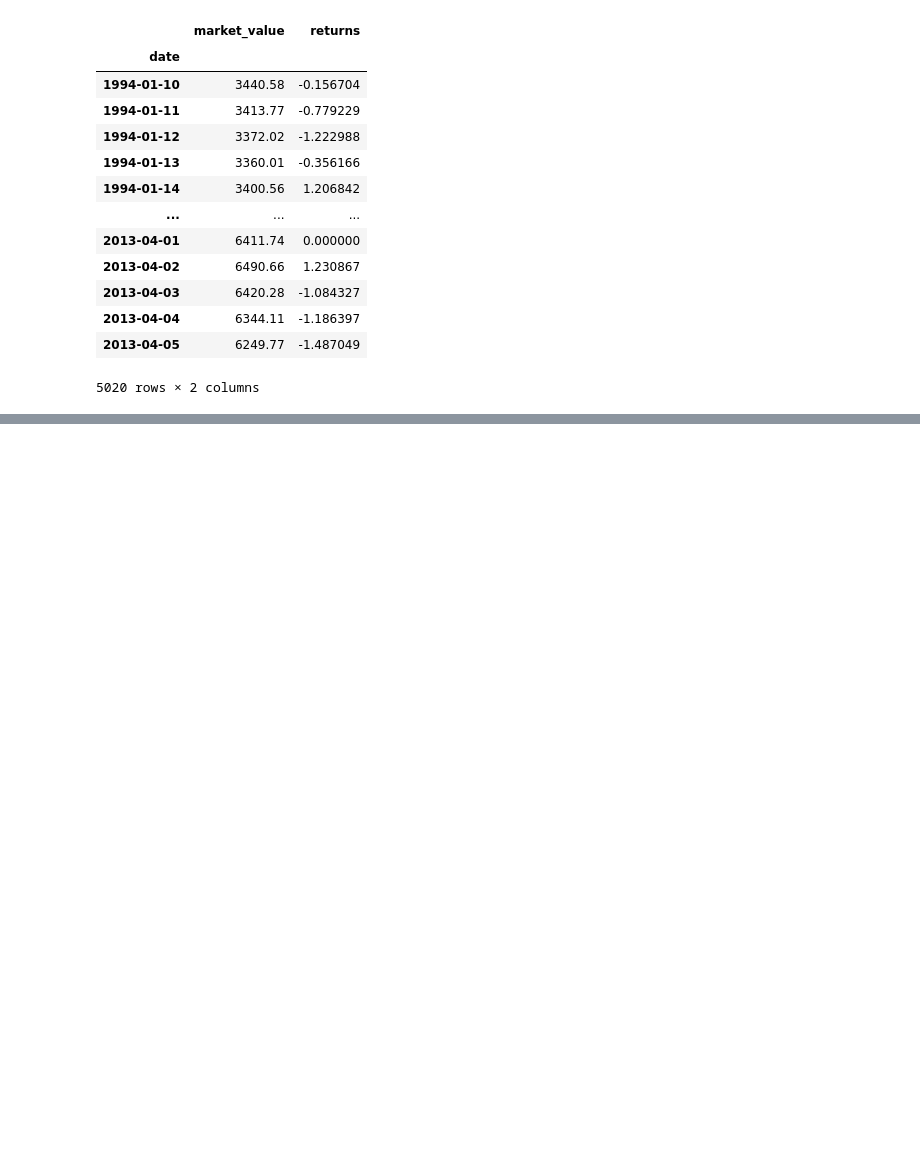
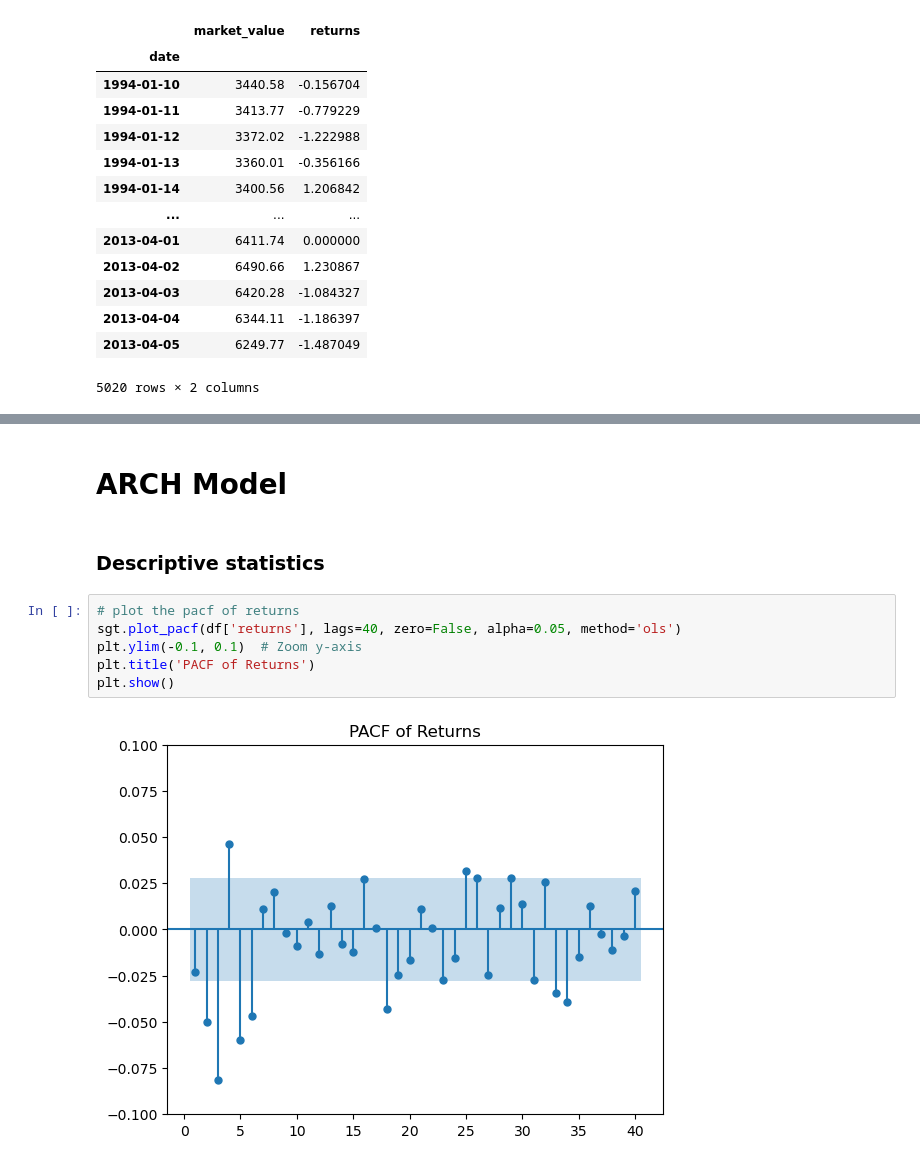
Before and after one commit to niranjan-kamal/time_series_models, a Jupyter notebook: Volatility_models.ipynb, the cells around one changed output, grey strips where cells are left out. Drawn from its saved outputs; the diff is of its cells as text; blank space fills up the shorter version.

Commit message:
ARCH lags issue yet to be resolved

```diff
--- a/Volatility_models.ipynb
+++ b/Volatility_models.ipynb
@@ -44,0 +68,12 @@ df
+# %% [markdown]
+# ARCH Model
+# %% [markdown]
+### Descriptive statistics
+# %%
+# plot the pacf of returns
+sgt.plot_pacf(df['returns'], lags=40, zero=False, alpha=0.05, method='ols')
+plt.ylim(-0.1, 0.1)  # Zoom y-axis
+plt.title('PACF of Returns')
+plt.show()
+# %% [output]
+[figure, added]
```
Also changed, not shown: parts of 43 cells of this notebook, 1 other file.
